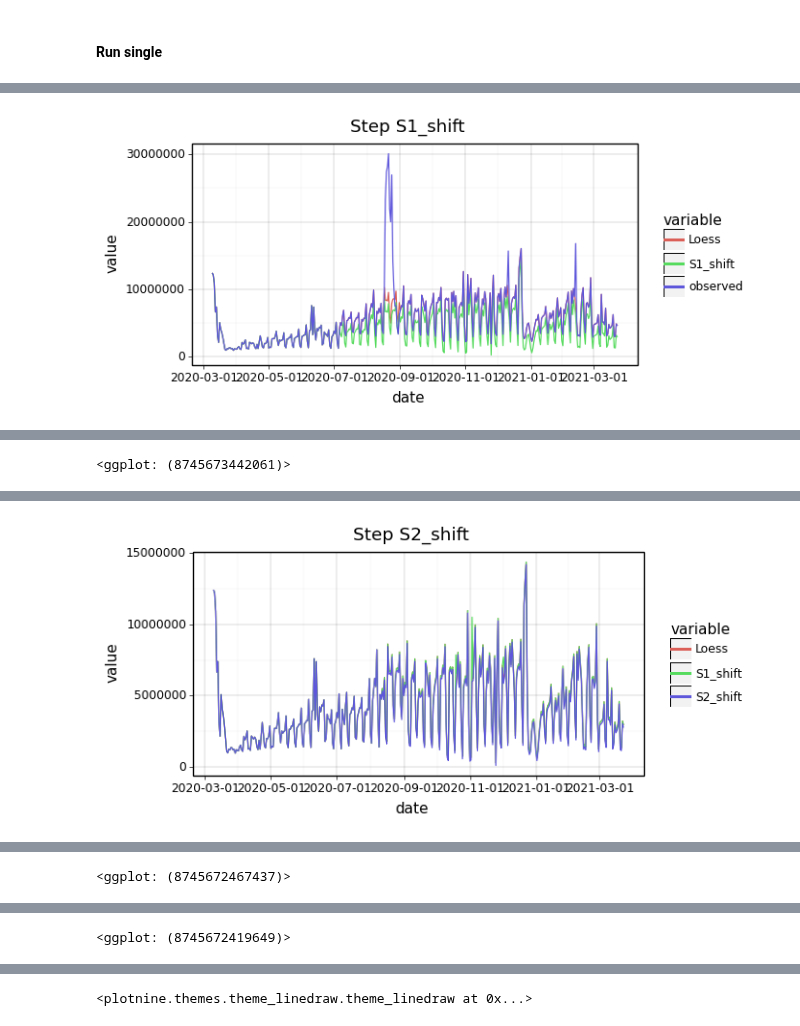
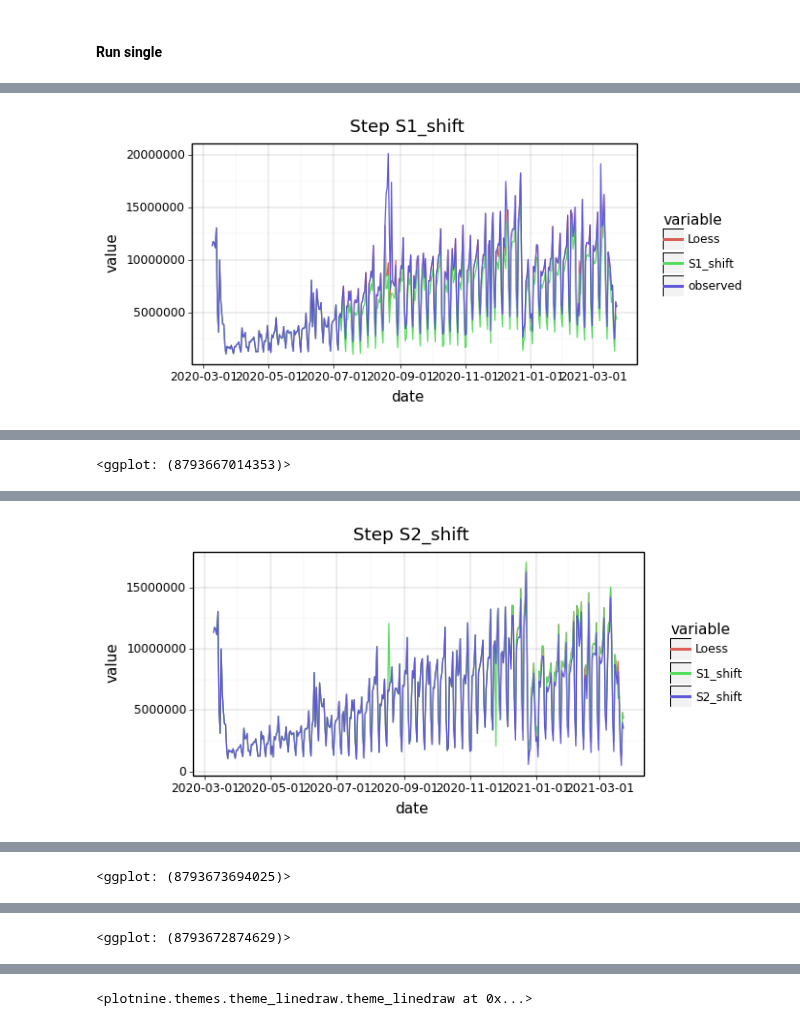
Before and after one commit to EL-BID/IDB-IDB-Invest-Coronavirus-Impact-Dashboard, a Jupyter notebook: notebooks/cleaning_observed_ts_city.ipynb, the cells around one changed output, grey strips where cells are left out. Drawn from its saved outputs; the diff is of its cells as text; code cells hidden in the pictures.

```diff
--- a/notebooks/cleaning_observed_ts_city.ipynb
+++ b/notebooks/cleaning_observed_ts_city.ipynb
@@ -22,7 +22,7 @@ from paths import RAW_PATH, TREAT_PATH, OUTPUT_PATH, FIGURES_PATH
 # %%
 from src.runners.clean import _run_single
 # %%
-daily, weekly = _run_single(region_slug='brasilia',
+daily, weekly = _run_single(region_slug='vitoria',
                             anomaly_vote_minimun_s1=1,
                             anomaly_vote_minimun_s2=1,
                             print_report = False,
@@ -45,4 +45,4 @@ daily, weekly = _run_single(region_slug='brasilia',
 A value is trying to be set on a copy of a slice from a DataFrame
 
 See the caveats in the documentation: https://pandas.pydata.org/pandas-docs/stable/user_guide/indexing.html#returning-a-view-versus-a-copy
-[figure, old version]
+[figure, new version]
@@ -65,2 +65,2 @@ A value is trying to be set on a copy of a slice from a DataFrame
 ... shift level running grid  ...
-<ggplot: (8745673442061)>
+<ggplot: (8793667014353)>
@@ -75,4 +75,4 @@ See the caveats in the documentation: https://pandas.pydata.org/pandas-docs/stab
 A value is trying to be set on a copy of a slice from a DataFrame
 
 See the caveats in the documentation: https://pandas.pydata.org/pandas-docs/stable/user_guide/indexing.html#returning-a-view-versus-a-copy
-[figure, old version]
+[figure, new version]
@@ -80 +80 @@ See the caveats in the documentation: https://pandas.pydata.org/pandas-docs/stab
-<ggplot: (8745672467437)>
+<ggplot: (8793673694025)>
@@ -83 +83 @@ See the caveats in the documentation: https://pandas.pydata.org/pandas-docs/stab
-<ggplot: (8745672419649)>
+<ggplot: (8793672874629)>
```
Also changed, not shown: parts of 6 cells of this notebook.
